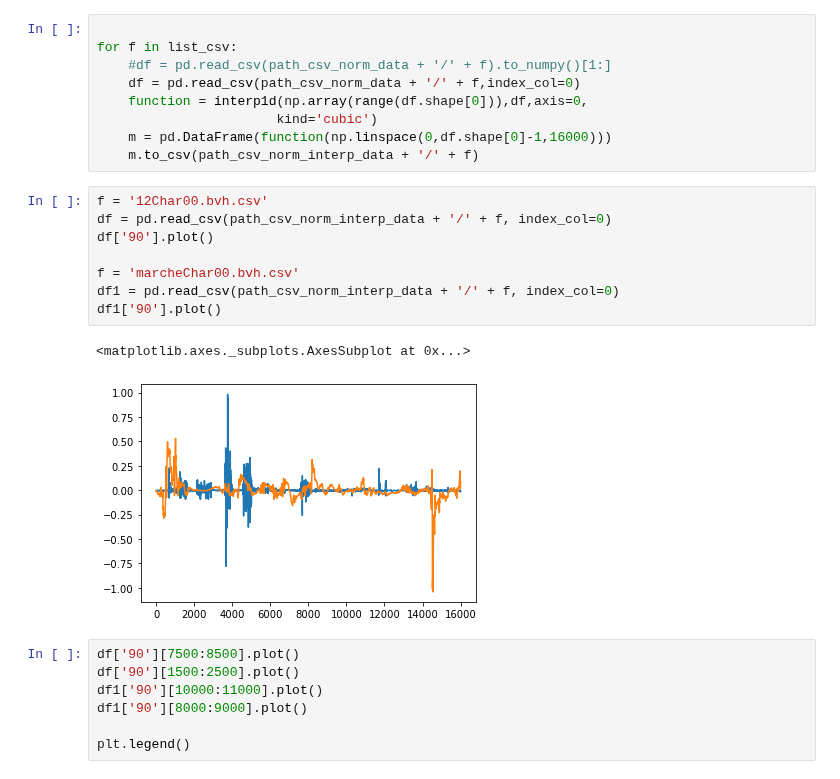
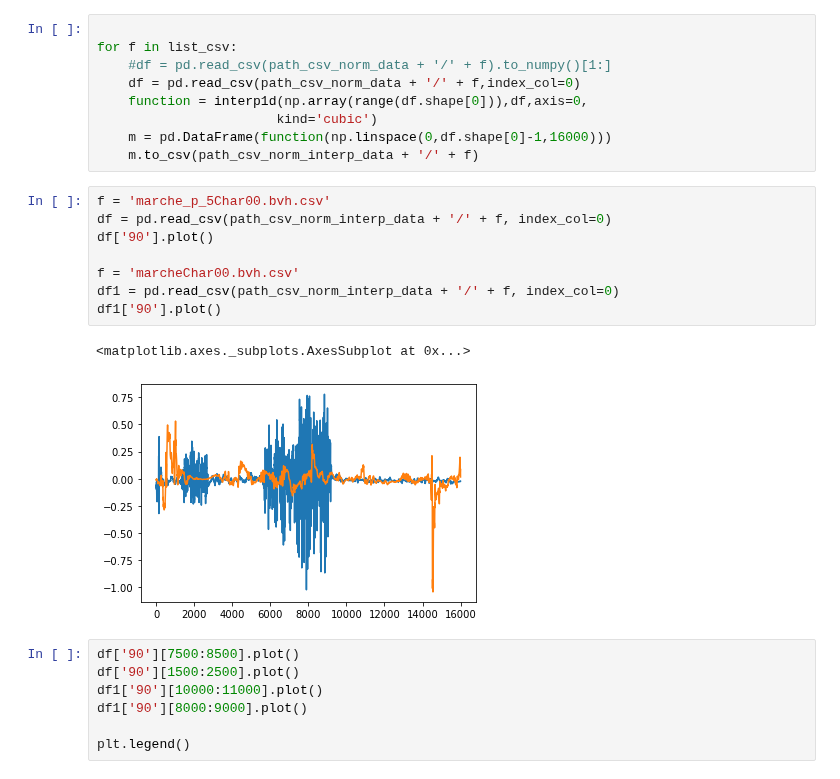
Before and after one commit to Gwyrm/emoove, a Jupyter notebook: python/test_modelisation.ipynb, the cells around one changed output. Drawn from its saved outputs; the diff is of its cells as text.

```diff
--- a/python/test_modelisation.ipynb
+++ b/python/test_modelisation.ipynb
@@ -217,16 +217,16 @@ for f in list_csv:
     m = pd.DataFrame(function(np.linspace(0,df.shape[0]-1,16000)))
     m.to_csv(path_csv_norm_interp_data + '/' + f)
 # %%
-f = '12Char00.bvh.csv'
+f = 'marche_p_5Char00.bvh.csv'
 df = pd.read_csv(path_csv_norm_interp_data + '/' + f, index_col=0)
 df['90'].plot()
 
 f = 'marcheChar00.bvh.csv'
 df1 = pd.read_csv(path_csv_norm_interp_data + '/' + f, index_col=0)
 df1['90'].plot()
 # %% [output]
 <matplotlib.axes._subplots.AxesSubplot at 0x...>
-[figure, old version]
+[figure, new version]
 # %%
 df['90'][7500:8500].plot()
 df['90'][1500:2500].plot()
```
Also changed, not shown: parts of 6 cells of this notebook, 27 other files.
